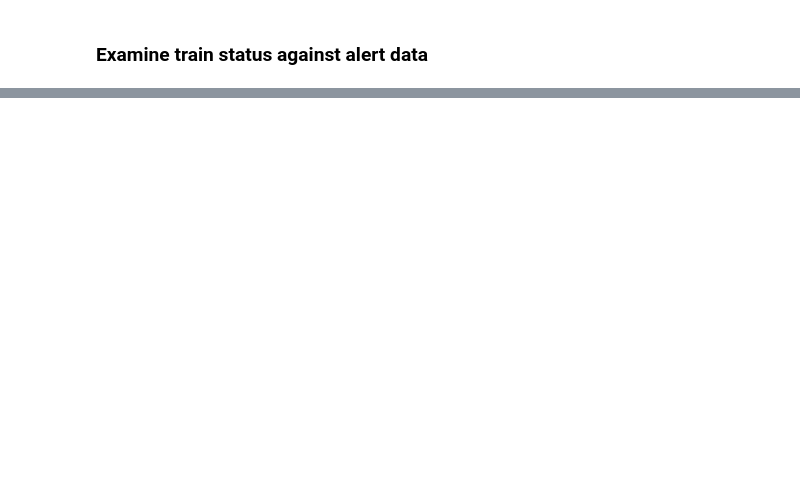
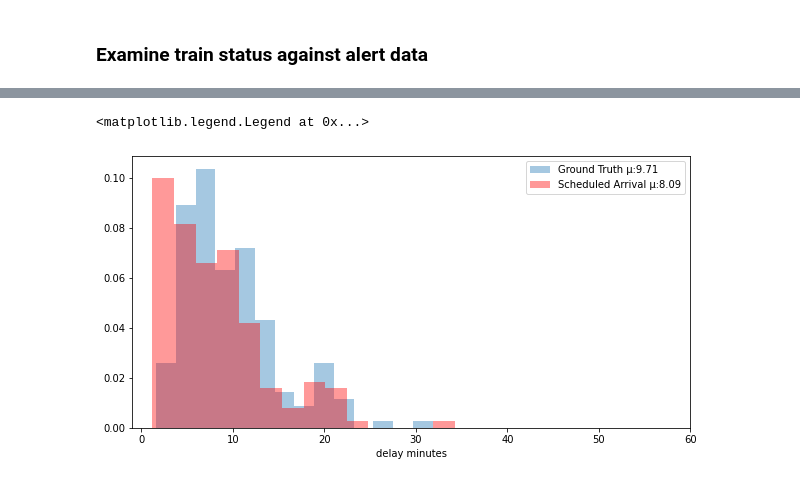
Before and after one commit to b-koopman/MTADelayPredict, a Jupyter notebook: Notebooks/DataExploration.ipynb, the cells around one changed output, grey strips where cells are left out. Cells and saved outputs as stored; diff of their text form; code cells hidden in the pictures; blank space fills up the shorter version.

```diff
--- a/Notebooks/DataExploration.ipynb
+++ b/Notebooks/DataExploration.ipynb
@@ -312,2 +319,4 @@ Name: minutes, dtype: float64
+# %%
+wait_time = time_till_next_obs.loc[:, ['GroundTruth', 'MTAPredict', 'TOD']]
 # %% [markdown]
 ### Examine train status against alert data
@@ -330,20 +322,0 @@ train_wait = time_till_next_obs.replace(0, np.nan).dropna().minutes
-# %%
-# Create a mask for all train wait times for MINUTE_DURATION minutes after an alert arrives
-
-import progressbar
-train_wait
-# Only get N train alerts
-train_alerts = alert_df.loc[alert_df.Subject.str.match(r'.* N(?:(, )|( and)).*')]
-# Consider the observed waits for the next MINUTE_DURATION after an alert as affected
-MINUTE_DURATION = 30
-
-alert_mask = pd.DataFrame(index=train_wait.index, columns=['alerted'])
-alert_mask[:] = False
-widgets = [progressbar.Percentage(), progressbar.Bar()]
-bar = progressbar.ProgressBar(widgets=widgets, max_value=len(alert_df.index), min_poll_interval=.5).start()
-
-for i,t in enumerate(train_alerts.loc[train_wait.index[0]:train_wait.index[-1]].index):
-    ts = pd.Timestamp(t, tz='US/Eastern')
-    alert_mask.loc[ts:ts+pd.Timedelta(MINUTE_DURATION, unit='m')] = True
-    bar.update(i+1)
-bar.finish()
@@ -378,0 +421,12 @@ Ks_2sampResult(statistic=0.04238592552107179, pvalue=1.9054404000886412e-07)
+# %%
+train_alerts = alert_df.loc[alert_df.Subject.str.match(r'.* N(?:(, )|( and)).*') & alert_df.Message.str.match(r'.*delay.*')]
+train_alerts = train_alerts.sort_index()
+
+for i,ts in enumerate(train_alerts.index[:-1]):
+    ts1 = pd.Timestamp(ts, tz='US/Eastern')
+    ts2 = pd.Timestamp(train_alerts.index[i+1], tz='US/Eastern')
+    wait_time.loc[ts1:ts2, 'LastAlertTime'] = ts1
+wait_time.loc[ts2:, 'LastAlertTime'] = ts1
+# %%
+for x,y in zip(wait_time.index, wait_time['LastAlertTime']):
+    wait_time.loc[x, 'MinSinceAlert'] = (x-y).total_seconds() / 60.0
@@ -378,0 +442,11 @@ Ks_2sampResult(statistic=0.04238592552107179, pvalue=1.9054404000886412e-07)
+# %%
+alert_time_mask = (wait_time.MinSinceAlert < 60) & (wait_time.TOD < 19) & (wait_time.TOD > 7)
+plt.figure(figsize=(10,5))
+ax = sns.distplot(wait_time['GroundTruth'].loc[alert_time_mask], kde=False, norm_hist=True, label='Ground Truth \u03BC:{:.2f}'.format(wait_time['GroundTruth'].loc[alert_time_mask].mean()))
+sns.distplot(wait_time['MTAPredict'].loc[alert_time_mask], ax=ax, color='r', kde=False, norm_hist=True, label='Scheduled Arrival \u03BC:{:.2f}'.format(wait_time['MTAPredict'].loc[alert_time_mask].mean()))
+ax.set_xlim([-1, 60])
+ax.set_xlabel('delay minutes')
+ax.legend()
+# %% [output]
+<matplotlib.legend.Legend at 0x...>
+[figure, added]
```
Also changed, not shown: parts of 73 cells of this notebook, 11 other files.
